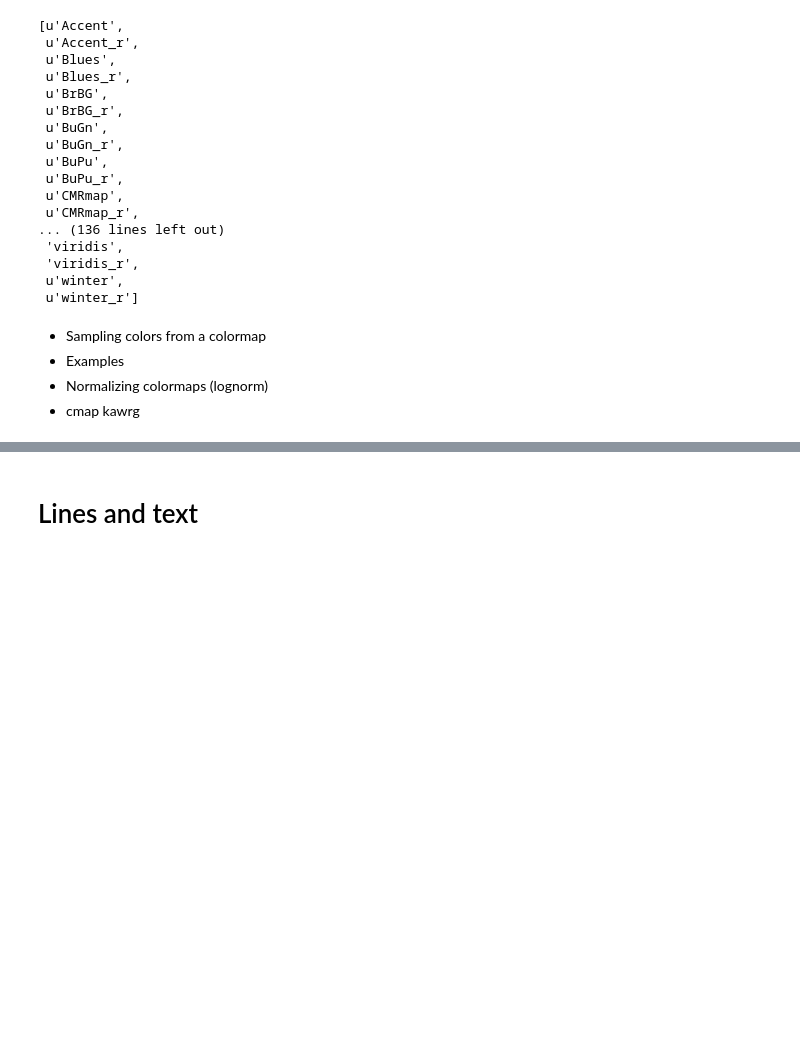
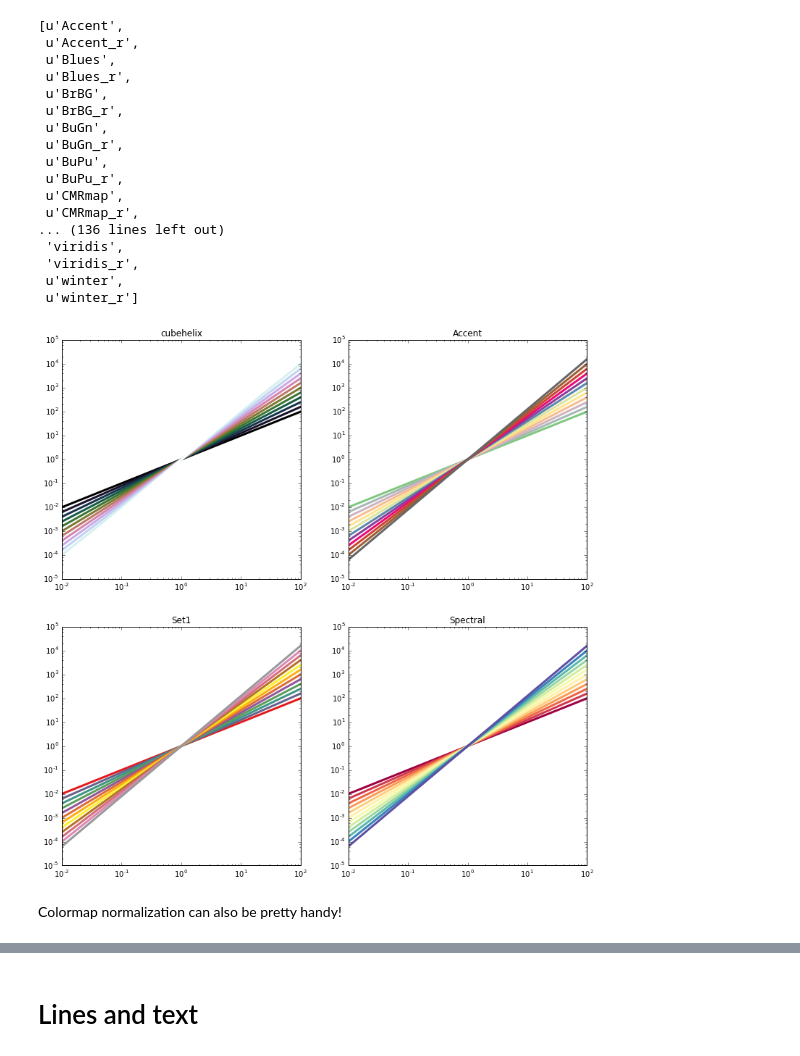
Before and after one commit to thehackerwithin/berkeley, a Jupyter notebook: python_matplotlib/Matplotlib_THW_tutorial.ipynb, the cells around one changed output, grey strips where cells are left out. Cells and saved outputs as stored; diff of their text form; code cells hidden in the pictures; blank space fills up the shorter version.

Commit message:
Added a section on pcolor and normalizing color map

```diff
--- a/python_matplotlib/Matplotlib_THW_tutorial.ipynb
+++ b/python_matplotlib/Matplotlib_THW_tutorial.ipynb
@@ -259,11 +259,29 @@ plt.colormaps()
  u'winter',
  u'winter_r']
 # %%
-cmap1 = plt.cm.cubehelix
+cmap0 = plt.cm.cubehelix
+cmap1 = plt.cm.Accent
+cmap2 = plt.cm.Set1
+cmap3 = plt.cm.Spectral
+
+colmaps = [cmap0,cmap1,cmap2,cmap3]
+
 Ncolors = 12
-colors = cmap1(np.linspace(0,1,Ncolors))
+col0 = cmap0(np.linspace(0,1,Ncolors))
-# %% [markdown]
-* Sampling colors from a colormap
-* Examples
-* Normalizing colormaps (lognorm)
-* cmap kawrg
+# %%
+f, [[ax0, ax1], [ax2, ax3]] = plt.subplots(nrows=2, ncols=2, figsize=(13,13))
+x = np.linspace(0.01,100,1000)
+
+for idx, axis in enumerate([ax0,ax1,ax2,ax3]):
+    colormap = colmaps[idx]
+    colors = colormap(np.linspace(0,1,Ncolors))
+
+    axis.set_title(colormap.name)
+
+    for val in range(Ncolors):
+        axis.plot(x,x**(1.0 + 0.1 * val), c=colors[val], lw=3, label=val)
+    axis.loglog()
+# %% [output]
+[figure, added]
+# %% [markdown]
+Colormap normalization can also be pretty handy!
```
Also changed, not shown: parts of 2 cells of this notebook.
